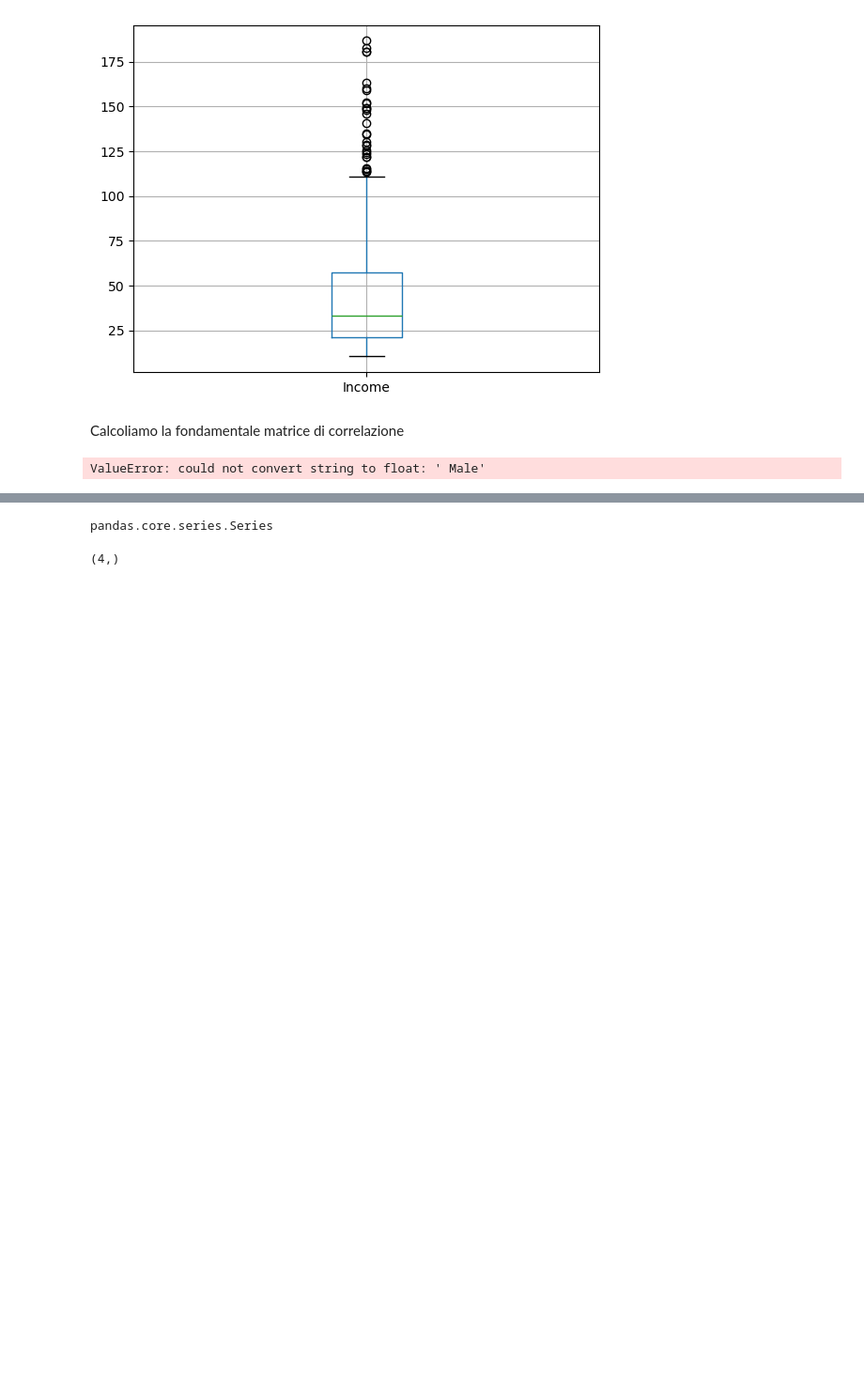
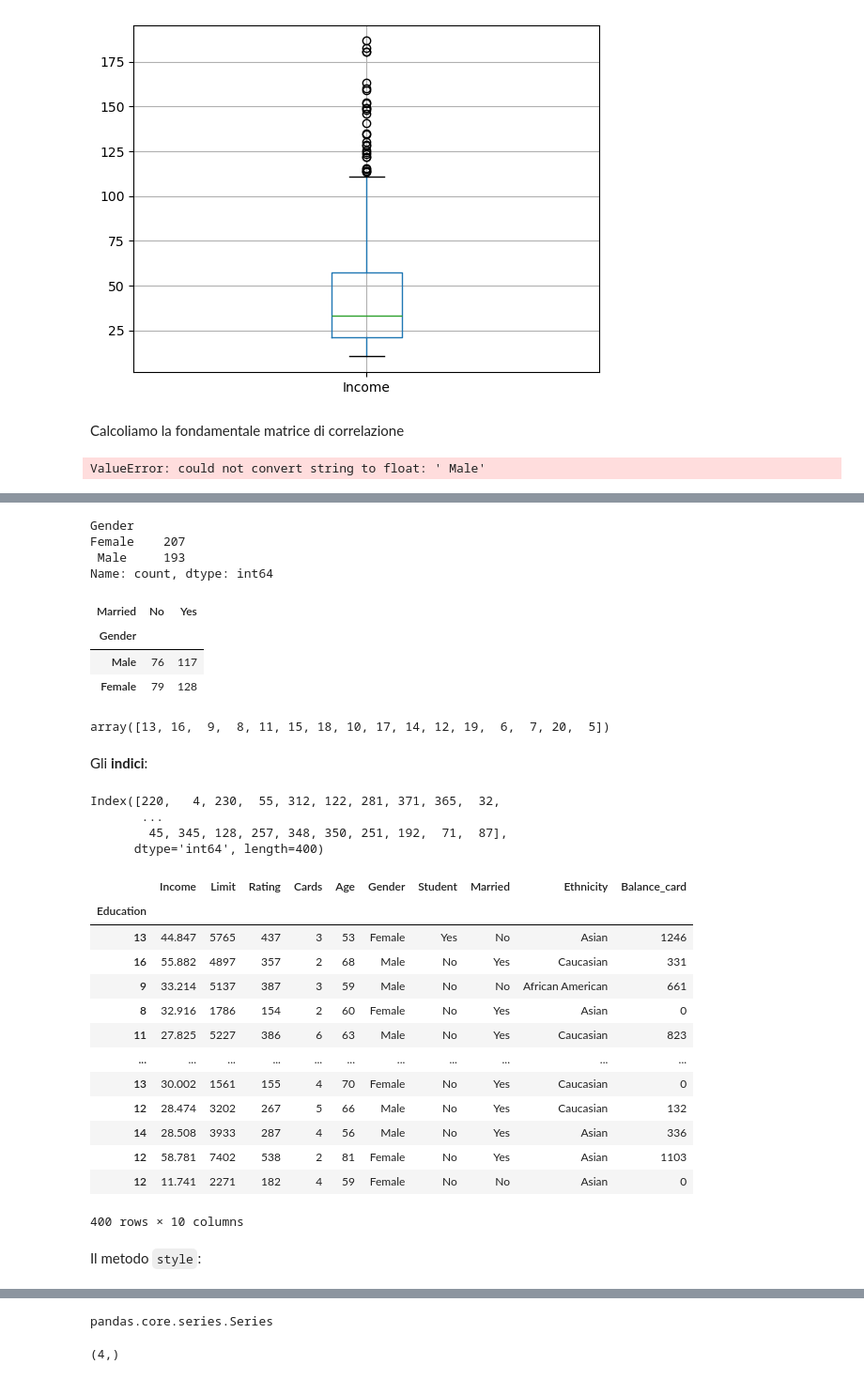
Before and after one commit to antonio-corsi/Corso-Python-Aula-Mediolanum, a Jupyter notebook: Dataframe.ipynb, the cells around one changed output, grey strips where cells are left out. Shown at 94% size. Cells and saved outputs as stored; diff of their text form; code cells hidden in the pictures; blank space fills up the shorter version.

```diff
--- a/Dataframe.ipynb
+++ b/Dataframe.ipynb
@@ -195,0 +234,46 @@ Cosa è una **serie** in pandas?
+# %%
+df['Gender'].value_counts
+df['Gender'].value_counts()
+# %% [output]
+Gender
+Female    207
+ Male     193
+Name: count, dtype: int64
+# %%
+pd.crosstab(index=df['Gender'],columns=df['Married'])
+# %% [output]
+| Married | No | Yes |
+| Gender |  |  |
+| Male | 76 | 117 |
+| Female | 79 | 128 |
+# %%
+df['Education'].unique()
+# %% [output]
+array([13, 16,  9,  8, 11, 15, 18, 10, 17, 14, 12, 19,  6,  7, 20,  5])
+# %% [markdown]
+Gli **indici**:
+# %%
+df.index
+# %% [output]
+Index([220,   4, 230,  55, 312, 122, 281, 371, 365,  32,
+       ...
+        45, 345, 128, 257, 348, 350, 251, 192,  71,  87],
+      dtype='int64', length=400)
+# %%
+df.set_index('Education',inplace=True)
+df
+# %% [output]
+|  | Income | Limit | Rating | Cards | Age | Gender | Student | Married | Ethnicity | Balance_card |
+| Education |  |  |  |  |  |  |  |  |  |  |
+| 13 | 44.847 | 5765 | 437 | 3 | 53 | Female | Yes | No | Asian | 1246 |
+| 16 | 55.882 | 4897 | 357 | 2 | 68 | Male | No | Yes | Caucasian | 331 |
+| 9 | 33.214 | 5137 | 387 | 3 | 59 | Male | No | No | African American | 661 |
+| 8 | 32.916 | 1786 | 154 | 2 | 60 | Female | No | Yes | Asian | 0 |
+| 11 | 27.825 | 5227 | 386 | 6 | 63 | Male | No | Yes | Caucasian | 823 |
+| ... | ... | ... | ... | ... | ... | ... | ... | ... | ... | ... |
+| 13 | 30.002 | 1561 | 155 | 4 | 70 | Female | No | Yes | Caucasian | 0 |
+| 12 | 28.474 | 3202 | 267 | 5 | 66 | Male | No | Yes | Caucasian | 132 |
+| 14 | 28.508 | 3933 | 287 | 4 | 56 | Male | No | Yes | Asian | 336 |
+| 12 | 58.781 | 7402 | 538 | 2 | 81 | Female | No | Yes | Asian | 1103 |
+| 12 | 11.741 | 2271 | 182 | 4 | 59 | Female | No | No | Asian | 0 |
+400 rows × 10 columns
@@ -195,0 +282,2 @@ Cosa è una **serie** in pandas?
+# %% [markdown]
+Il metodo `style`:
```
Also changed, not shown: parts of 50 cells of this notebook.
